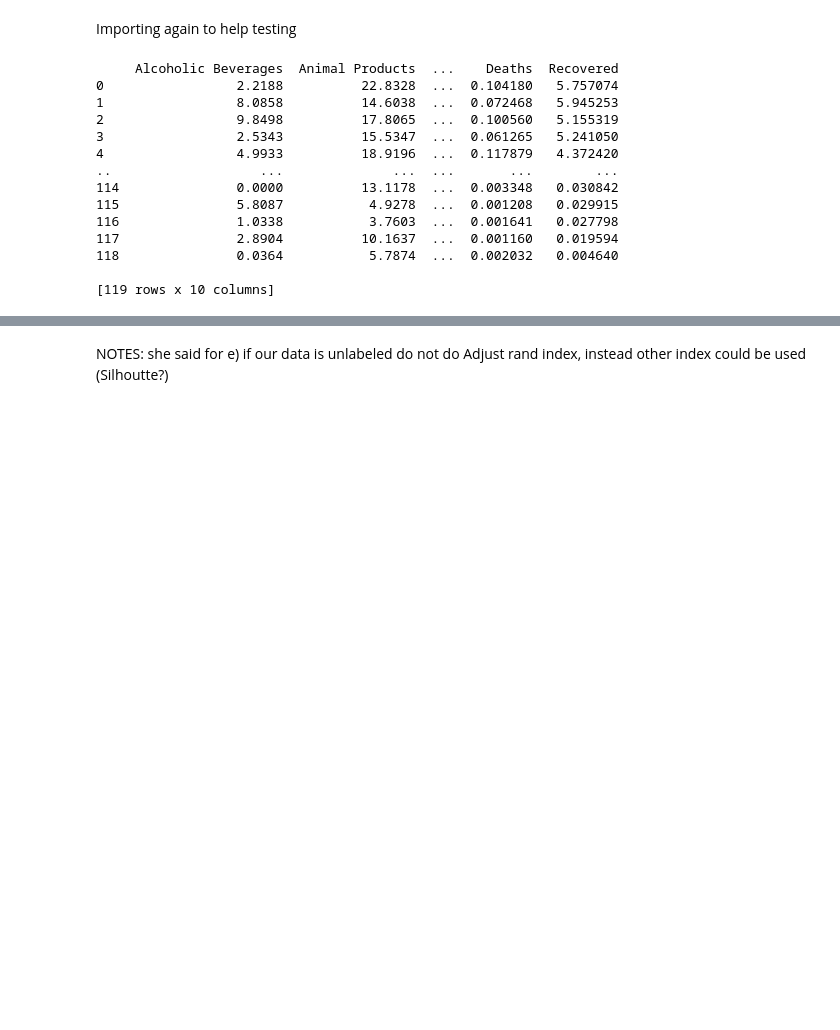
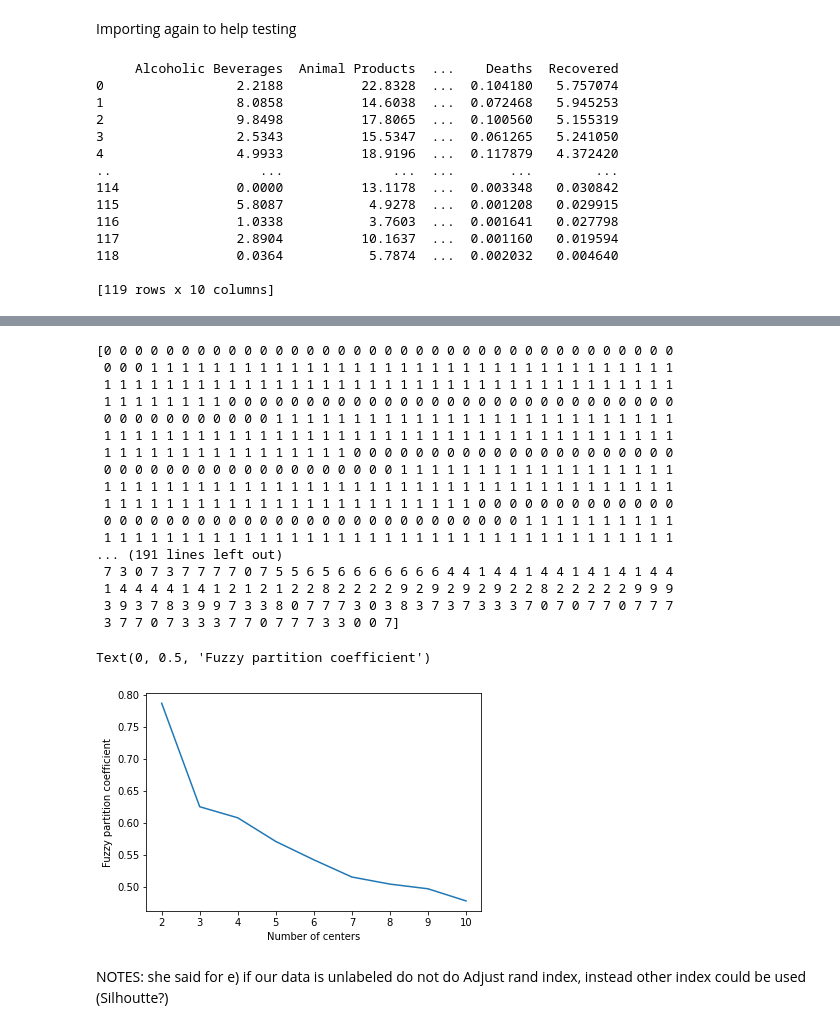
Before and after one commit to Migaalee/PAD, a Jupyter notebook: PAD_project1.ipynb, the cells around one changed output, grey strips where cells are left out. Drawn from its saved outputs; the diff is of its cells as text; code cells hidden in the pictures; blank space fills up the shorter version.

```diff
--- a/PAD_project1.ipynb
+++ b/PAD_project1.ipynb
@@ -1150,2 +1242,60 @@ print(data)
+# %%
+# Set up the loop and plot
+fig1, axes1 = plt.subplots(3, 3, figsize=(12, 12))
+fpcs = []
+
+for ncenters, ax in enumerate(axes1.reshape(-1), 2):
+    cntr, u, u0, d, jm, p, fpc = fuzz.cluster.cmeans(
+        alldata, ncenters, 2, error=0.005, maxiter=1000, init=None)
+
+    # Store fpc values for later
+    fpcs.append(fpc)
+
+    # Plot assigned clusters, for each data point in training set
+    cluster_membership = np.argmax(u, axis=0)
+    print(cluster_membership)
+    for j in range(ncenters):
+#        print(cluster_membership)
+#        print("espaço")
+#        print(xpts[cluster_membership])
+#        print("espaço")
+#        print(xpts[j])
+        ax.plot(xpts[cluster_membership == j],
+                ypts[cluster_membership == j], '.', color=colors[j])
+
+    # Mark the center of each fuzzy cluster
+    for pt in cntr:
+        ax.plot(pt[0], pt[1], 'rs')
+
+    ax.set_title('Centers = {0}; FPC = {1:.2f}'.format(ncenters, fpc))
+    ax.axis('off')
+
+fig1.tight_layout()
+
+
+fig2, ax2 = plt.subplots()
+ax2.plot(np.r_[2:11], fpcs)
+ax2.set_xlabel("Number of centers")
+ax2.set_ylabel("Fuzzy partition coefficient")
+# %% [output]
+[0 0 0 0 0 0 0 0 0 0 0 0 0 0 0 0 0 0 0 0 0 0 0 0 0 0 0 0 0 0 0 0 0 0 0 0 0
+ 0 0 0 1 1 1 1 1 1 1 1 1 1 1 1 1 1 1 1 1 1 1 1 1 1 1 1 1 1 1 1 1 1 1 1 1 1
+ 1 1 1 1 1 1 1 1 1 1 1 1 1 1 1 1 1 1 1 1 1 1 1 1 1 1 1 1 1 1 1 1 1 1 1 1 1
+ 1 1 1 1 1 1 1 1 0 0 0 0 0 0 0 0 0 0 0 0 0 0 0 0 0 0 0 0 0 0 0 0 0 0 0 0 0
+ 0 0 0 0 0 0 0 0 0 0 0 1 1 1 1 1 1 1 1 1 1 1 1 1 1 1 1 1 1 1 1 1 1 1 1 1 1
+ 1 1 1 1 1 1 1 1 1 1 1 1 1 1 1 1 1 1 1 1 1 1 1 1 1 1 1 1 1 1 1 1 1 1 1 1 1
+ 1 1 1 1 1 1 1 1 1 1 1 1 1 1 1 1 0 0 0 0 0 0 0 0 0 0 0 0 0 0 0 0 0 0 0 0 0
+ 0 0 0 0 0 0 0 0 0 0 0 0 0 0 0 0 0 0 0 1 1 1 1 1 1 1 1 1 1 1 1 1 1 1 1 1 1
+ 1 1 1 1 1 1 1 1 1 1 1 1 1 1 1 1 1 1 1 1 1 1 1 1 1 1 1 1 1 1 1 1 1 1 1 1 1
+ 1 1 1 1 1 1 1 1 1 1 1 1 1 1 1 1 1 1 1 1 1 1 1 1 0 0 0 0 0 0 0 0 0 0 0 0 0
+ 0 0 0 0 0 0 0 0 0 0 0 0 0 0 0 0 0 0 0 0 0 0 0 0 0 0 0 1 1 1 1 1 1 1 1 1 1
+ 1 1 1 1 1 1 1 1 1 1 1 1 1 1 1 1 1 1 1 1 1 1 1 1 1 1 1 1 1 1 1 1 1 1 1 1 1
+... (191 lines left out)
+ 7 3 0 7 3 7 7 7 7 0 7 5 5 6 5 6 6 6 6 6 6 6 4 4 1 4 4 1 4 4 1 4 1 4 1 4 4
+ 1 4 4 4 4 1 4 1 2 1 2 1 2 2 8 2 2 2 2 9 2 9 2 9 2 9 2 2 8 2 2 2 2 2 9 9 9
+ 3 9 3 7 8 3 9 9 7 3 3 8 0 7 7 7 3 0 3 8 3 7 3 7 3 3 3 7 0 7 0 7 7 0 7 7 7
+ 3 7 7 0 7 3 3 3 7 7 0 7 7 7 3 3 0 0 7]
+Text(0, 0.5, 'Fuzzy partition coefficient')
+[figure, added]
 # %% [markdown]
 NOTES: she said for e) if our data is unlabeled do not do Adjust rand index, instead other index could be used (Silhoutte?)
```
Also changed, not shown: parts of 16 cells of this notebook.
